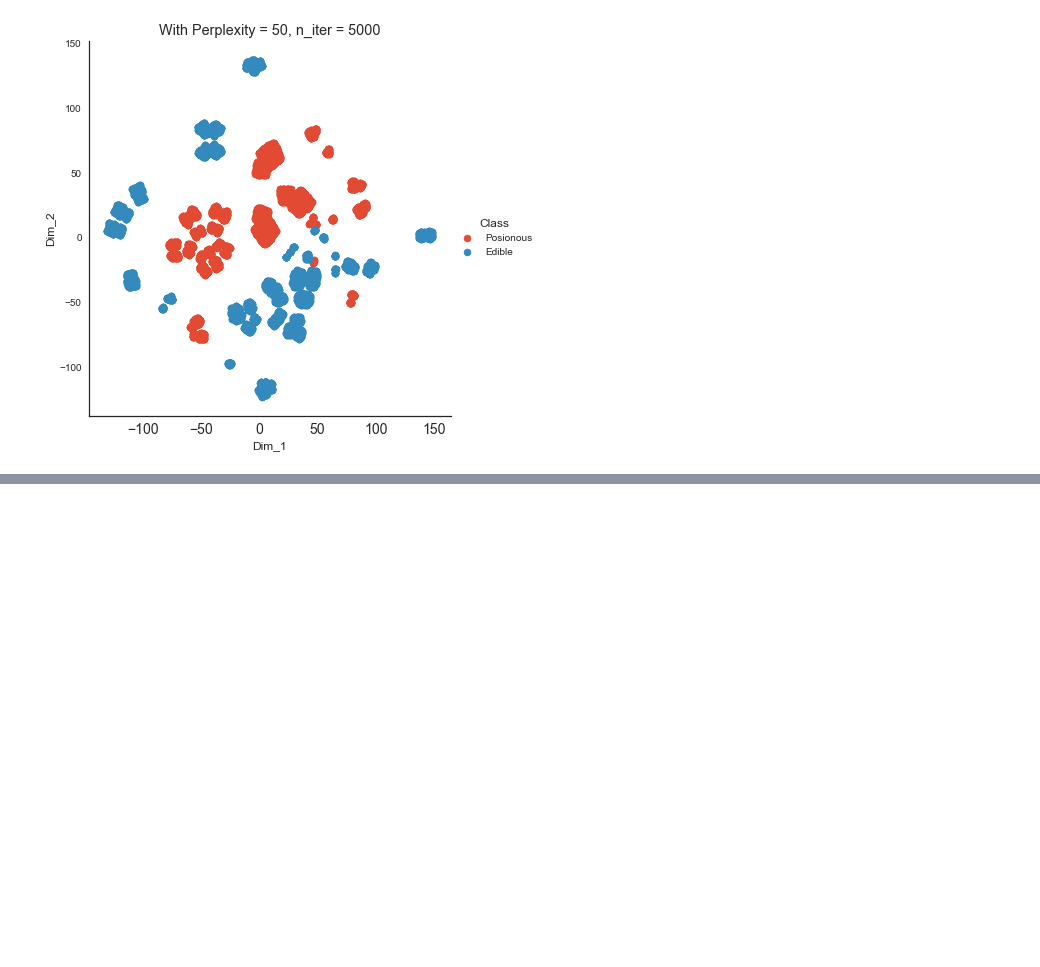
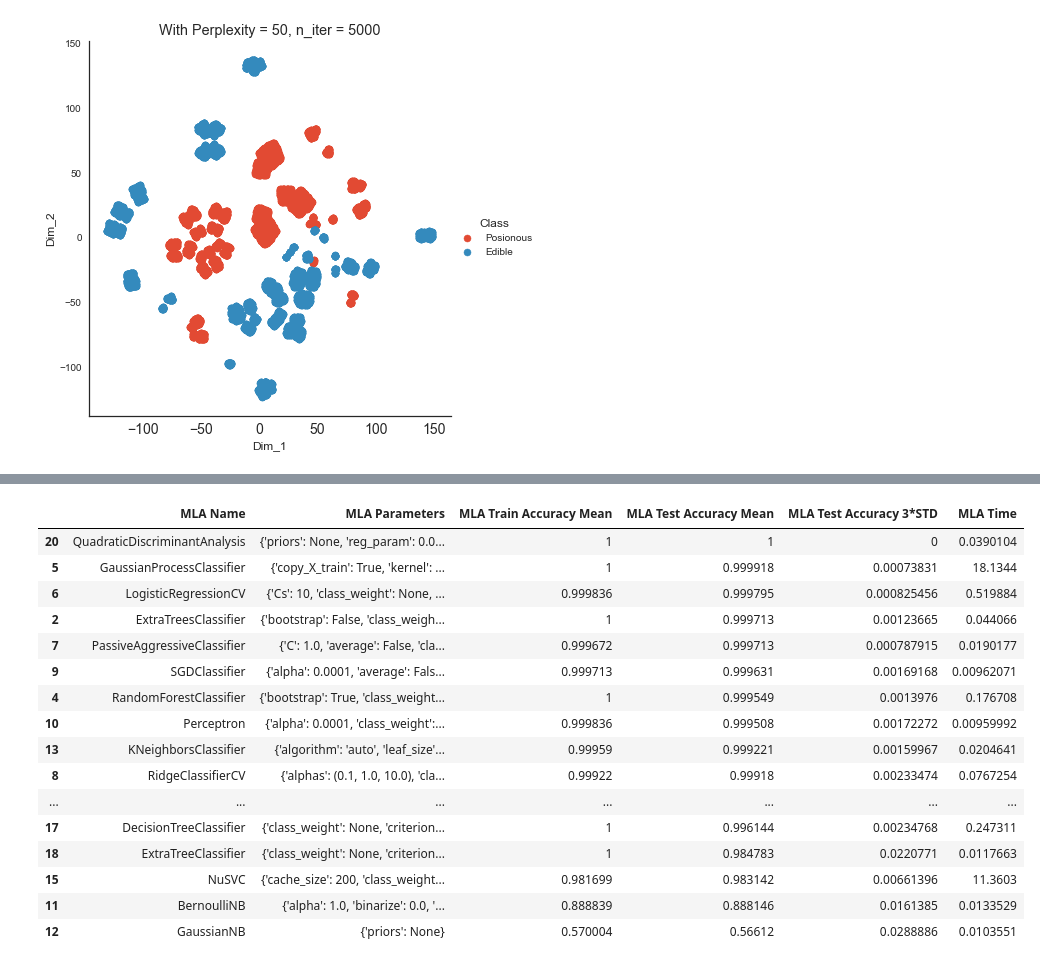
Before and after one commit to MosaabMuhammed/Mushroom-Classification, a Jupyter notebook: Mushroom Classification.ipynb, the cells around one changed output, grey strips where cells are left out. Saved outputs shown, nothing was run; the diff lists cells and outputs as text; code cells hidden in the pictures; blank space fills up the shorter version.

```diff
--- a/Mushroom Classification.ipynb
+++ b/Mushroom Classification.ipynb
@@ -713,0 +799,61 @@ plt.title('With Perplexity = 50, n_iter = 5000');
+# %%
+# Splite dataset in cross-validation with this splitter class:
+# NOTE: this is an alternative to train_test_split
+from sklearn.model_selection import ShuffleSplit, cross_validate
+
+# Run the model 10x with 60/30 split intentionally leaving out 10% of the data
+cv_split = ShuffleSplit(n_splits=10, test_size=.3, train_size=.6, random_state=0)
+
+# Create table to compare MLA metrices
+MLA_columns = ['MLA Name', 'MLA Parameters', 'MLA Train Accuracy Mean',
+               'MLA Test Accuracy Mean', 'MLA Test Accuracy 3*STD',
+               'MLA Time']
+MLA_compare = pd.DataFrame(columns=MLA_columns)
+
+# Create table to compare MLA Predictions
+MLA_predict = {}
+
+# Index through MLA and save performance to table
+for row_idx, alg in enumerate(MLA):
+    # Set name and parameters
+    MLA_name = alg.__class__.__name__
+    MLA_compare.loc[row_idx, 'MLA Name'] = MLA_name
+    MLA_compare.loc[row_idx, 'MLA Parameters'] = str(alg.get_params())
+
+    # Score model with cross validation
+    cv_results = cross_validate(alg, X_pca, y.astype('int'), cv=cv_split)
+
+    MLA_compare.loc[row_idx, 'MLA Time'] = cv_results['fit_time'].mean()
+    MLA_compare.loc[row_idx, 'MLA Train Accuracy Mean'] = cv_results['train_score'].mean()
+    MLA_compare.loc[row_idx, 'MLA Test Accuracy Mean'] = cv_results['test_score'].mean()
+
+    # If this is a non-bias random sample, then +/-3 standard deviations from the mean
+    # should statistically capture 99.7% of the subsets.
+    MLA_compare.loc[row_idx, 'MLA Test Accuracy 3*STD'] = cv_results['test_score'].std()*3
+
+    # Save MLA predictions
+    alg.fit(X_pca, y.astype('int'))
+    MLA_predict[MLA_name] = alg.predict(X_pca)
+
+# Print and Sort table.
+MLA_compare.sort_values(by=['MLA Test Accuracy Mean'], ascending=False,
+                       inplace=True)
+MLA_compare
+# %% [output]
+|  | MLA Name | MLA Parameters | MLA Train Accuracy Mean | MLA Test Accuracy Mean | MLA Test Accuracy 3*STD | MLA Time |
+| 20 | QuadraticDiscriminantAnalysis | {'priors': None, 'reg_param': 0.0... | 1 | 1 | 0 | 0.0390104 |
+| 5 | GaussianProcessClassifier | {'copy_X_train': True, 'kernel': ... | 1 | 0.999918 | 0.00073831 | 18.1344 |
+| 6 | LogisticRegressionCV | {'Cs': 10, 'class_weight': None, ... | 0.999836 | 0.999795 | 0.000825456 | 0.519884 |
+| 2 | ExtraTreesClassifier | {'bootstrap': False, 'class_weigh... | 1 | 0.999713 | 0.00123665 | 0.044066 |
+| 7 | PassiveAggressiveClassifier | {'C': 1.0, 'average': False, 'cla... | 0.999672 | 0.999713 | 0.000787915 | 0.0190177 |
+| 9 | SGDClassifier | {'alpha': 0.0001, 'average': Fals... | 0.999713 | 0.999631 | 0.00169168 | 0.00962071 |
+| 4 | RandomForestClassifier | {'bootstrap': True, 'class_weight... | 1 | 0.999549 | 0.0013976 | 0.176708 |
+| 10 | Perceptron | {'alpha': 0.0001, 'class_weight':... | 0.999836 | 0.999508 | 0.00172272 | 0.00959992 |
+| 13 | KNeighborsClassifier | {'algorithm': 'auto', 'leaf_size'... | 0.99959 | 0.999221 | 0.00159967 | 0.0204641 |
+| 8 | RidgeClassifierCV | {'alphas': (0.1, 1.0, 10.0), 'cla... | 0.99922 | 0.99918 | 0.00233474 | 0.0767254 |
+| ... | ... | ... | ... | ... | ... | ... |
+| 17 | DecisionTreeClassifier | {'class_weight': None, 'criterion... | 1 | 0.996144 | 0.00234768 | 0.247311 |
+| 18 | ExtraTreeClassifier | {'class_weight': None, 'criterion... | 1 | 0.984783 | 0.0220771 | 0.0117663 |
+| 15 | NuSVC | {'cache_size': 200, 'class_weight... | 0.981699 | 0.983142 | 0.00661396 | 11.3603 |
+| 11 | BernoulliNB | {'alpha': 1.0, 'binarize': 0.0, '... | 0.888839 | 0.888146 | 0.0161385 | 0.0133529 |
+| 12 | GaussianNB | {'priors': None} | 0.570004 | 0.56612 | 0.0288886 | 0.0103551 |
```
Also changed, not shown: parts of 19 cells of this notebook.
